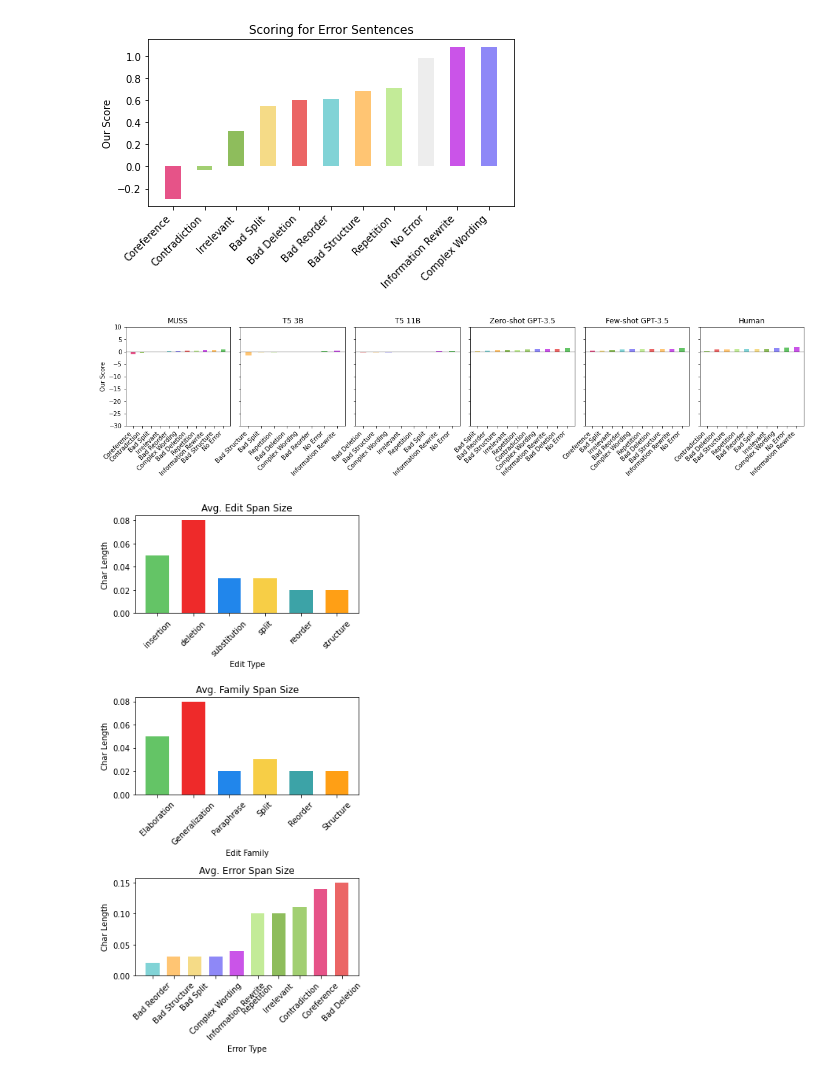
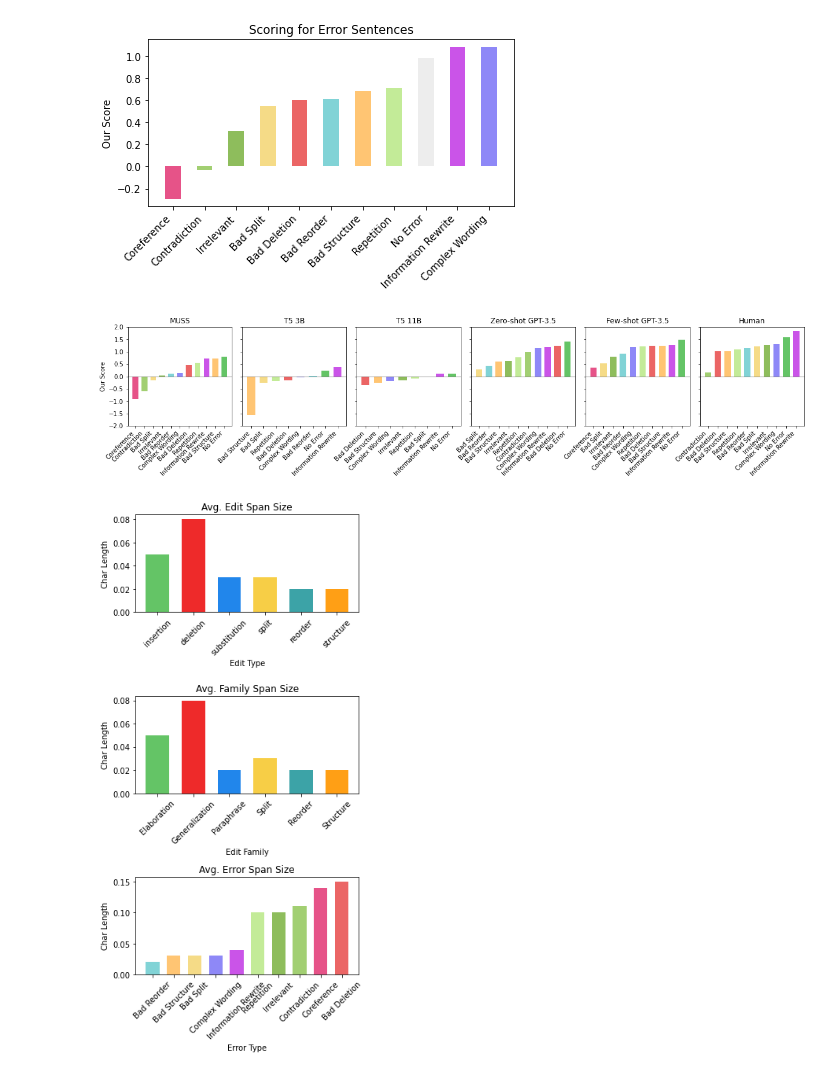
Before and after one commit to Yao-Dou/ts-annotation-tool, a Jupyter notebook: data/analysis/analysis.ipynb, the cells around one changed output. Cells and saved outputs as stored; diff of their text form; code cells hidden in the pictures.

```diff
--- a/data/analysis/analysis.ipynb
+++ b/data/analysis/analysis.ipynb
@@ -152,7 +181,3 @@ errors_by_system(data)
 [figure]
 # %%
 sankey_combined(data)
-# %%
-# Print the avg. sentence scores for each system
-for s in systems:
-    print(f'{system_name_mapping[s]} \t {avg([sent["score"] for sent in data if sent["system"] == s])}')
@@ -261,35 +259,35 @@ for i, system in enumerate([s for s in all_system_labels if s in cust_systems]):
     error_segmentation = {}
     for error in Error:
         error_segmentation[error] = [sent for sent in selected if any([ann['error_type'] == error for ann in sent['processed_annotations']])]
     error_segmentation[Tmp.NO_ERROR] = [sent for sent in selected if not any([ann['error_type'] == error for ann in sent['processed_annotations']])]
 
     pts = []
     pts += [(error, avg([s['score'] for s in error_segmentation[error]])) for error in error_segmentation.keys()]
     pts = sorted([p for p in pts if p[1] != 0], key=lambda x: x[1])
 
     cust_mapping = color_mapping
     cust_mapping[Tmp.NO_ERROR] = '#64C466'
 
     ax[i].axhline(0, linestyle='-', color='#000', linewidth=0.3)
 
     ax[i].bar([p[0].value for p in pts], [p[1] for p in pts], width, color=[cust_mapping[label] for label in [p[0] for p in pts]])
     ax[i].set_title(system_name_mapping[system])
     # ax[i].set_xticks([])
-    ax[i].set_yticks(np.arange(-30, 11, 5))
+    ax[i].set_yticks(np.arange(-2, 2.5, 0.5))
 
 
 for tick in [i for j in [x.get_xticklabels() for x in ax] for i in j]:
     tick.set_rotation(45)
     tick.set_horizontalalignment('right')
 
 # fig.suptitle('Avg. Error Sent Scores')
 ax[0].set_ylabel('Our Score')
 # plt.legend([p[0].value for p in pts], loc='center left', bbox_to_anchor=(1.5, 0.5), ncol=3)
 out_filename = f'img/error-scores.pdf'
 plt.savefig(out_filename, format="pdf", bbox_inches='tight', pad_inches=0.0)
 plt.show()
 # %% [output]
-[figure, old version]
+[figure, new version]
 # %%
 def get_annotations_by_edit_family(data, edit_type):
     information_change = None
```
Also changed, not shown: parts of 29 cells of this notebook, 18 other files.
